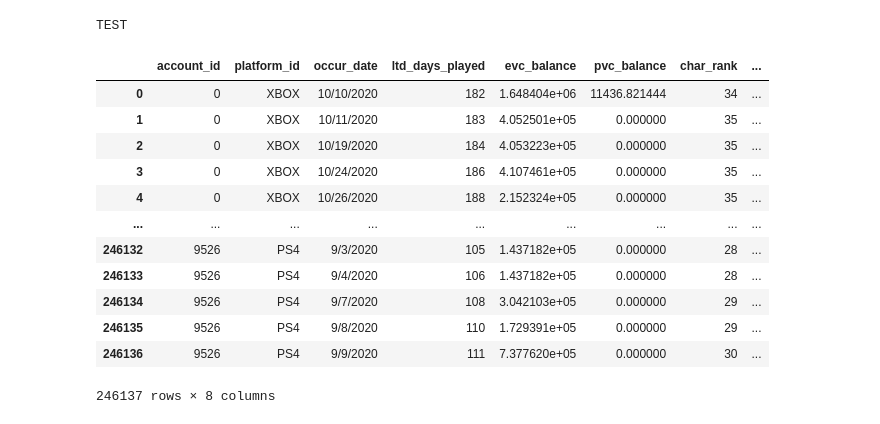
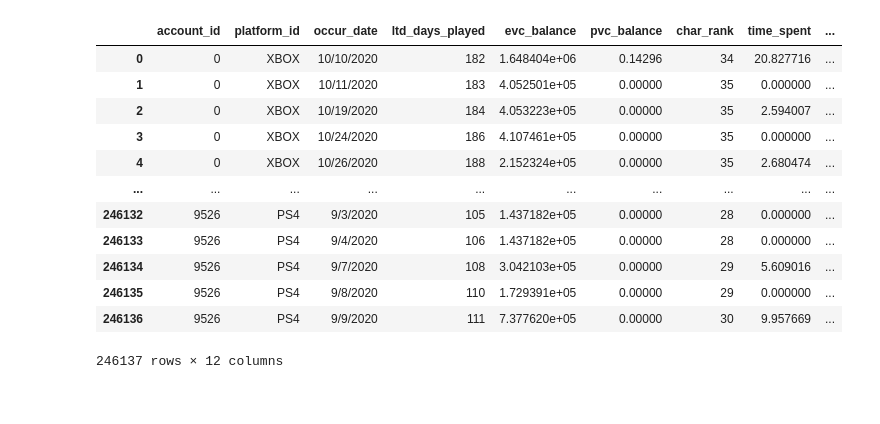
Before and after one commit to fvgo/Rockstars_UCI_Datathon2023, a Jupyter notebook: rockstars.ipynb, the cells around one changed output. Saved outputs shown, nothing was run; the diff lists cells and outputs as text; code cells hidden in the pictures.

```diff
--- a/rockstars.ipynb
+++ b/rockstars.ipynb
@@ -1,46 +1,43 @@
-# %%
-import pandas as pd
-import numpy as np
-pa = pd.read_csv("player_activity.csv")
-grouped = pa.groupby("platform_id")
-
-# account_id, platform_id, date
-# %% [output]
-TEST
 # %%
+# MERGE PLAYER ACTIVITY STATS
+
 import pandas as pd
 import numpy as np
 player_stats = pd.read_csv('player_statistics.csv')
 item_spend = pd.read_csv('item_spend.csv')
 player_activity = pd.read_csv('player_activity.csv')
 
-# account_id, platform_id, occur_date
 
 # Merge left player_stats + item_spend
 merged = pd.merge(player_stats, item_spend, on=['account_id', 'platform_id', 'occur_date'], how='left')
 
 # Merge left the resulting dataframe with player_activity
 merged = pd.merge(merged, player_activity, on=['account_id', 'platform_id', 'occur_date'], how='left')
 aggregated_df = merged.groupby(['account_id', 'platform_id', 'occur_date']).agg({
     'ltd_days_played': 'first',  # You can choose an appropriate aggregation method
     'evc_balance': 'sum',        # For numeric columns, you might want to sum or take the first value
     'pvc_balance': 'sum',
     'char_rank': 'first',
+    'time_spent': 'sum',
+    'suicides': 'sum',
+    'success': 'sum',
+    'money_vs_time_spent': 'sum',
     'daily_playtime': 'sum'       # Sum playtime for the same day
     # Add more columns as needed
 }).reset_index()
-merged
+aggregated_df['pvc_balance'] = aggregated_df['pvc_balance'] / 80000
+aggregated_df
 # %% [output]
-|  | account_id | platform_id | occur_date | ltd_days_played | evc_balance | pvc_balance | char_rank | ... |
-| 0 | 0 | XBOX | 10/10/2020 | 182 | 1.648404e+06 | 11436.821444 | 34 | ... |
-| 1 | 0 | XBOX | 10/11/2020 | 183 | 4.052501e+05 | 0.000000 | 35 | ... |
-| 2 | 0 | XBOX | 10/19/2020 | 184 | 4.053223e+05 | 0.000000 | 35 | ... |
-| 3 | 0 | XBOX | 10/24/2020 | 186 | 4.107461e+05 | 0.000000 | 35 | ... |
-| 4 | 0 | XBOX | 10/26/2020 | 188 | 2.152324e+05 | 0.000000 | 35 | ... |
-| ... | ... | ... | ... | ... | ... | ... | ... | ... |
-| 246132 | 9526 | PS4 | 9/3/2020 | 105 | 1.437182e+05 | 0.000000 | 28 | ... |
-| 246133 | 9526 | PS4 | 9/4/2020 | 106 | 1.437182e+05 | 0.000000 | 28 | ... |
-| 246134 | 9526 | PS4 | 9/7/2020 | 108 | 3.042103e+05 | 0.000000 | 29 | ... |
-| 246135 | 9526 | PS4 | 9/8/2020 | 110 | 1.729391e+05 | 0.000000 | 29 | ... |
-| 246136 | 9526 | PS4 | 9/9/2020 | 111 | 7.377620e+05 | 0.000000 | 30 | ... |
+|  | account_id | platform_id | occur_date | ltd_days_played | evc_balance | pvc_balance | char_rank | time_spent | ... |
+| 0 | 0 | XBOX | 10/10/2020 | 182 | 1.648404e+06 | 0.14296 | 34 | 20.827716 | ... |
+| 1 | 0 | XBOX | 10/11/2020 | 183 | 4.052501e+05 | 0.00000 | 35 | 0.000000 | ... |
+| 2 | 0 | XBOX | 10/19/2020 | 184 | 4.053223e+05 | 0.00000 | 35 | 2.594007 | ... |
+| 3 | 0 | XBOX | 10/24/2020 | 186 | 4.107461e+05 | 0.00000 | 35 | 0.000000 | ... |
+| 4 | 0 | XBOX | 10/26/2020 | 188 | 2.152324e+05 | 0.00000 | 35 | 2.680474 | ... |
+| ... | ... | ... | ... | ... | ... | ... | ... | ... | ... |
+| 246132 | 9526 | PS4 | 9/3/2020 | 105 | 1.437182e+05 | 0.00000 | 28 | 0.000000 | ... |
+| 246133 | 9526 | PS4 | 9/4/2020 | 106 | 1.437182e+05 | 0.00000 | 28 | 0.000000 | ... |
+| 246134 | 9526 | PS4 | 9/7/2020 | 108 | 3.042103e+05 | 0.00000 | 29 | 5.609016 | ... |
+| 246135 | 9526 | PS4 | 9/8/2020 | 110 | 1.729391e+05 | 0.00000 | 29 | 0.000000 | ... |
+| 246136 | 9526 | PS4 | 9/9/2020 | 111 | 7.377620e+05 | 0.00000 | 30 | 9.957669 | ... |
-246137 rows × 8 columns
+246137 rows × 12 columns
```
Also changed, not shown: parts of 9 cells of this notebook.
